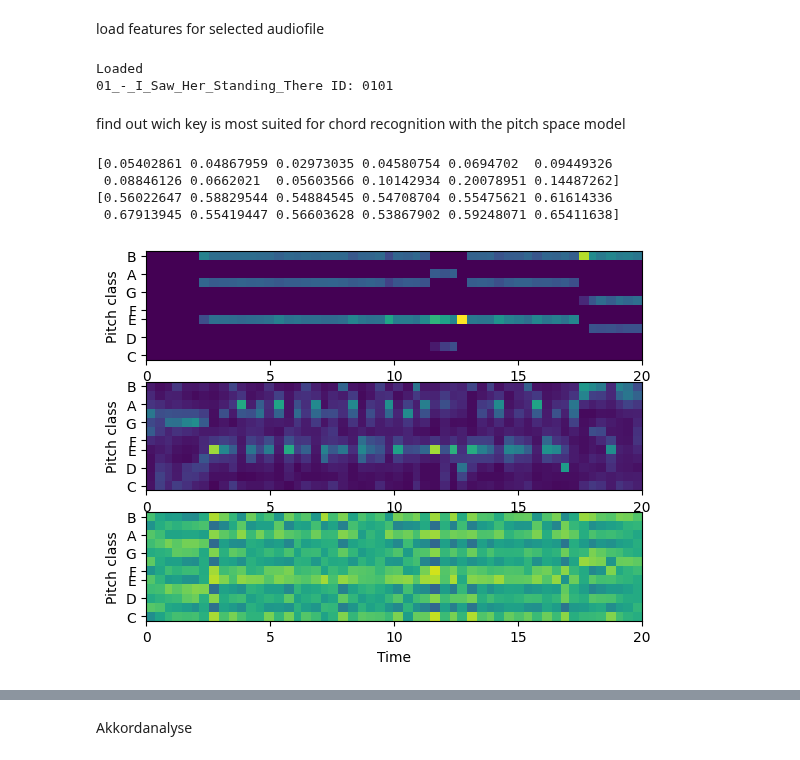
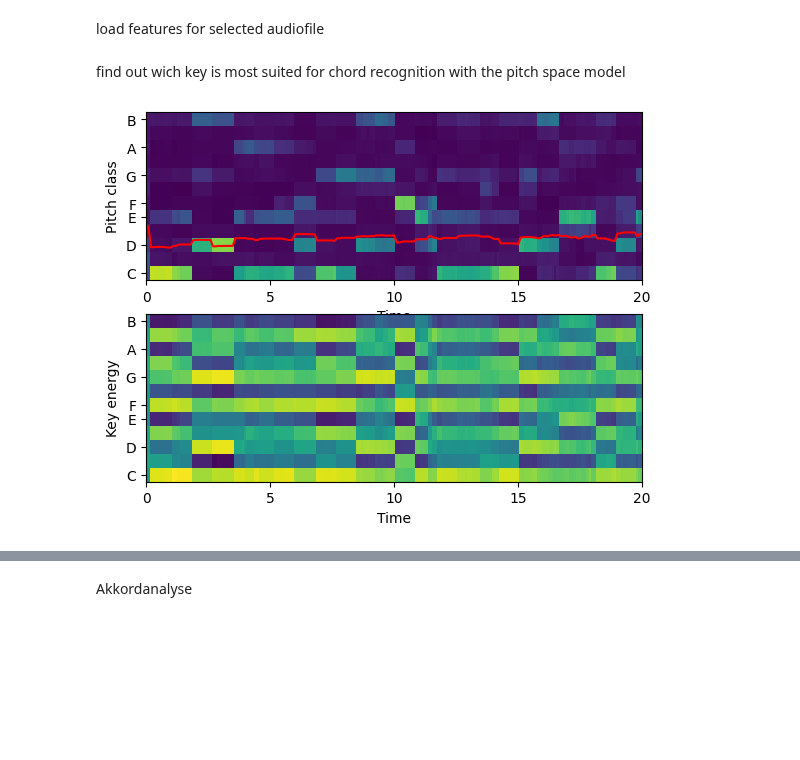
Before and after one commit to Maushax-jpg/chord-recognition, a Jupyter notebook: chord_recognition.ipynb, the cells around one changed output, grey strips where cells are left out. Saved outputs shown, nothing was run; the diff lists cells and outputs as text; code cells hidden in the pictures; blank space fills up the shorter version.

```diff
--- a/chord_recognition.ipynb
+++ b/chord_recognition.ipynb
@@ -58,42 +61,37 @@ load features for selected audiofile
 feature_processor = features.FeatureProcessor(dropdown_split.value)
 audiopath,target = dataset[dropdown_id.value]
 ref_intervals, ref_labels = target
-t,deep_chroma = feature_processor.deepChroma(audiopath,beat_alignment=False)
-t,librosa_chroma = feature_processor.librosaChroma(audiopath,beat_alignment=False)
+t_deep_chroma,deep_chroma = feature_processor.deepChroma(audiopath,beat_alignment=True)
+t_clp_chroma,clp_chroma = feature_processor.clpChroma(audiopath,beat_alignment=True)
+t_librosa_chroma, librosa_chroma = feature_processor.librosaChroma(audiopath,normalize=True,beat_alignment=True) # transpose chroma
-# %% [output]
-Loaded
-01_-_I_Saw_Her_Standing_There ID: 0101
 # %% [markdown]
 find out wich key is most suited for chord recognition with the pitch space model
 # %%
 import librosa.display
 chroma = librosa_chroma
+t = t_librosa_chroma
 chroma_energy = np.zeros_like(chroma,dtype=float)
 for time_index in range(chroma.shape[0]):
     # calculte key related circles
     for x in cps.pitch_classes:
         n_k = x.num_accidentals
         # iterate over all chroma bins with correct index
         for i,pitch_class in enumerate(cps.pitch_classes):
             n_f = cps.sym3(49*pitch_class.chromatic_index,84,7*n_k)
             # check if real pitch is part of the key n_k
             if cps.checkIndex(n_f,n_k):
                 chroma_energy[time_index,x.pitch_class_index] += chroma[time_index,i]
-
-fig,ax = plt.subplots(3,1)
-librosa.display.specshow(deep_chroma.T,cmap="viridis", y_axis="chroma",
+correlation = np.matmul(chroma_energy,cps.createKeyTemplate())
+fig,ax = plt.subplots(2,1)
+librosa.display.specshow(chroma.T,cmap="viridis", y_axis="chroma",
                              ax=ax[0], x_axis='time', sr=44100, hop_length=4410)
-librosa.display.specshow(chroma.T,cmap="viridis", y_axis="chroma",
+ax[0].plot(t,feature_processor.entropy(chroma),'r')
+librosa.display.specshow(correlation.T,cmap="viridis", y_axis="chroma",
                              ax=ax[1], x_axis='time', sr=44100, hop_length=4410)
-librosa.display.specshow(chroma_energy.T,cmap="viridis", y_axis="chroma",
-                             ax=ax[2], x_axis='time', sr=44100, hop_length=4410)
+ax[1].set_ylabel("Key energy")
 for x in ax:
     x.set_xlim(0,20)
-print(chroma[200,:])
-print(chroma_energy[200,:])
+
+key_estimate = np.argmax(correlation,axis=1)
 # %% [output]
-[0.05402861 0.04867959 0.02973035 0.04580754 0.0694702  0.09449326
- 0.08846126 0.0662021  0.05603566 0.10142934 0.20078951 0.14487262]
-[0.56022647 0.58829544 0.54884545 0.54708704 0.55475621 0.61614336
- 0.67913945 0.55419447 0.56603628 0.53867902 0.59248071 0.65411638]
-[figure, old version]
+[figure, new version]
```
Also changed, not shown: parts of 4 cells of this notebook, 9 other files.
